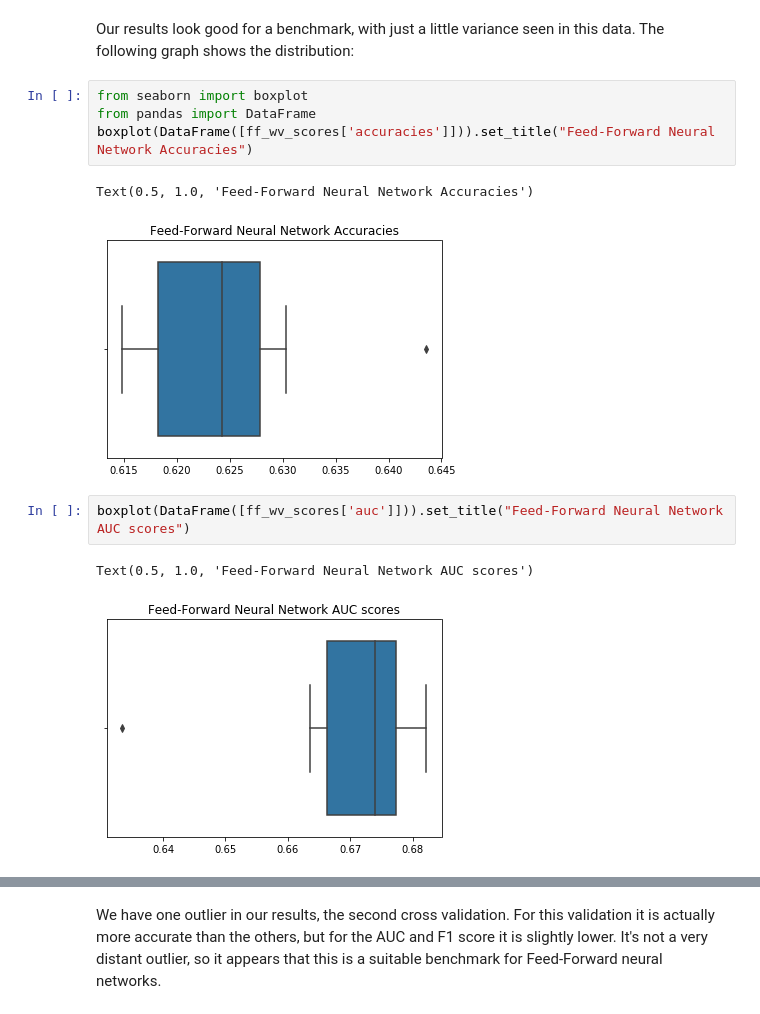
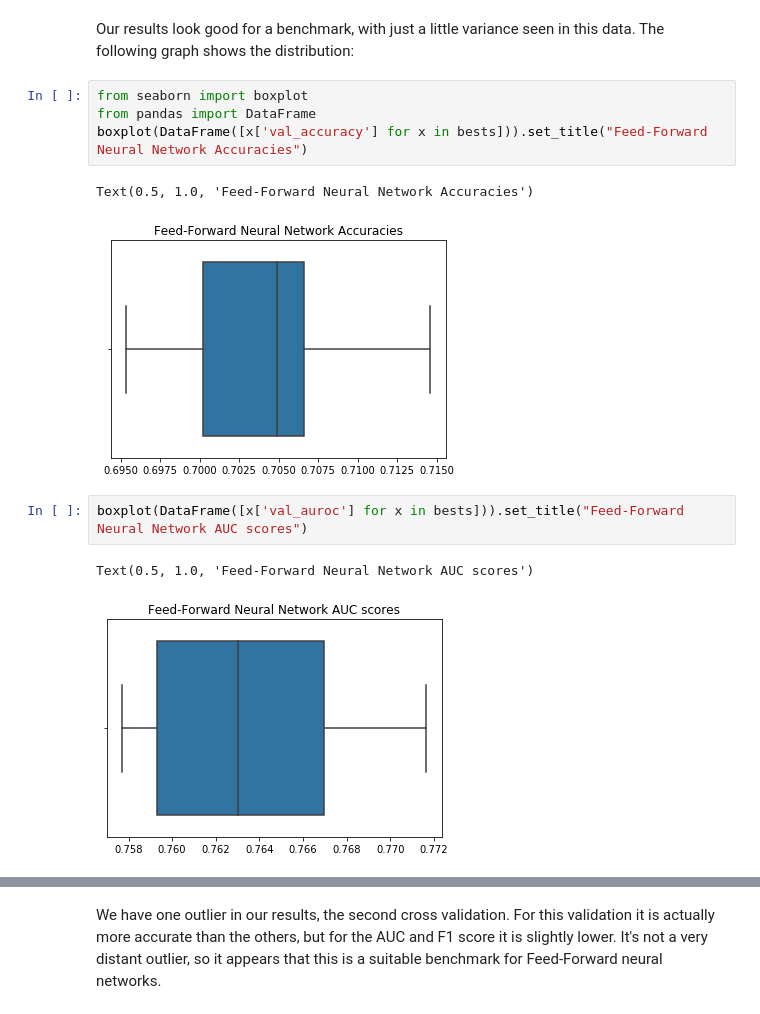
Before and after one commit to CPSSD/LUCAS, a Jupyter notebook: LUCAS/notebooks/yelp/8_FFNN_Word2Vec_Benchmark.ipynb, the cells around one changed output, grey strips where cells are left out. Drawn from its saved outputs; the diff is of its cells as text.

Commit message:
Add updated graphs

```diff
--- a/LUCAS/notebooks/yelp/8_FFNN_Word2Vec_Benchmark.ipynb
+++ b/LUCAS/notebooks/yelp/8_FFNN_Word2Vec_Benchmark.ipynb
@@ -188,13 +188,13 @@ Our results look good for a benchmark, with just a little variance seen in this
 # %%
 from seaborn import boxplot
 from pandas import DataFrame
-boxplot(DataFrame([ff_wv_scores['accuracies']])).set_title("Feed-Forward Neural Network Accuracies")
+boxplot(DataFrame([x['val_accuracy'] for x in bests])).set_title("Feed-Forward Neural Network Accuracies")
 # %% [output]
 Text(0.5, 1.0, 'Feed-Forward Neural Network Accuracies')
-[figure, old version]
+[figure, new version]
 # %%
-boxplot(DataFrame([ff_wv_scores['auc']])).set_title("Feed-Forward Neural Network AUC scores")
+boxplot(DataFrame([x['val_auroc'] for x in bests])).set_title("Feed-Forward Neural Network AUC scores")
 # %% [output]
 Text(0.5, 1.0, 'Feed-Forward Neural Network AUC scores')
-[figure, old version]
+[figure, new version]
 # %%
```
Also changed, not shown: parts of 1 cell of this notebook.
